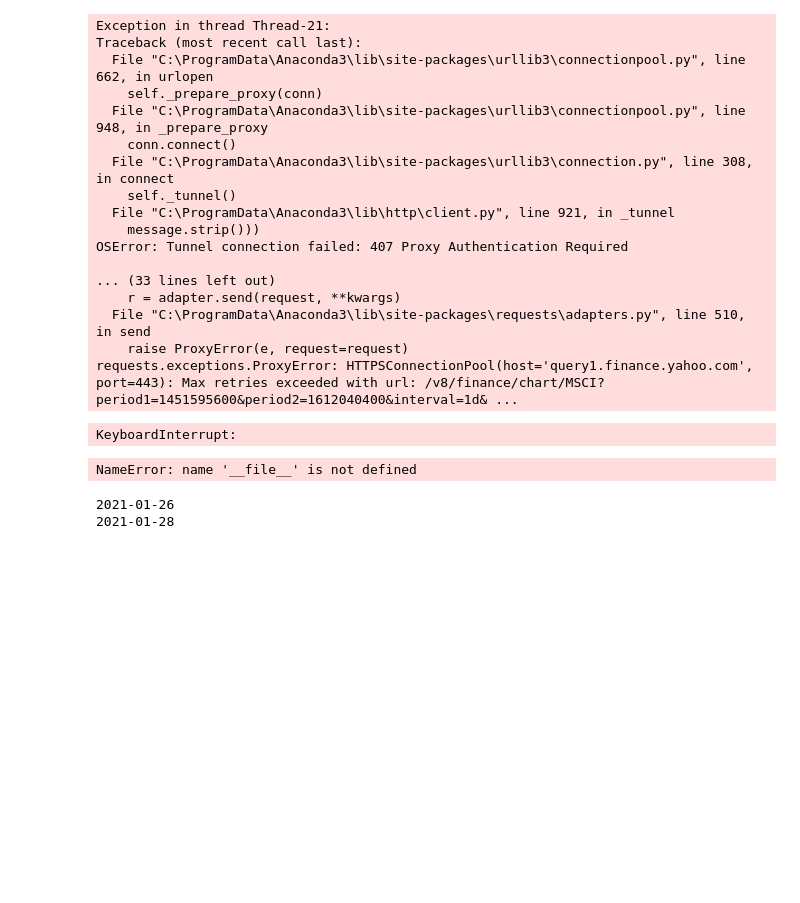
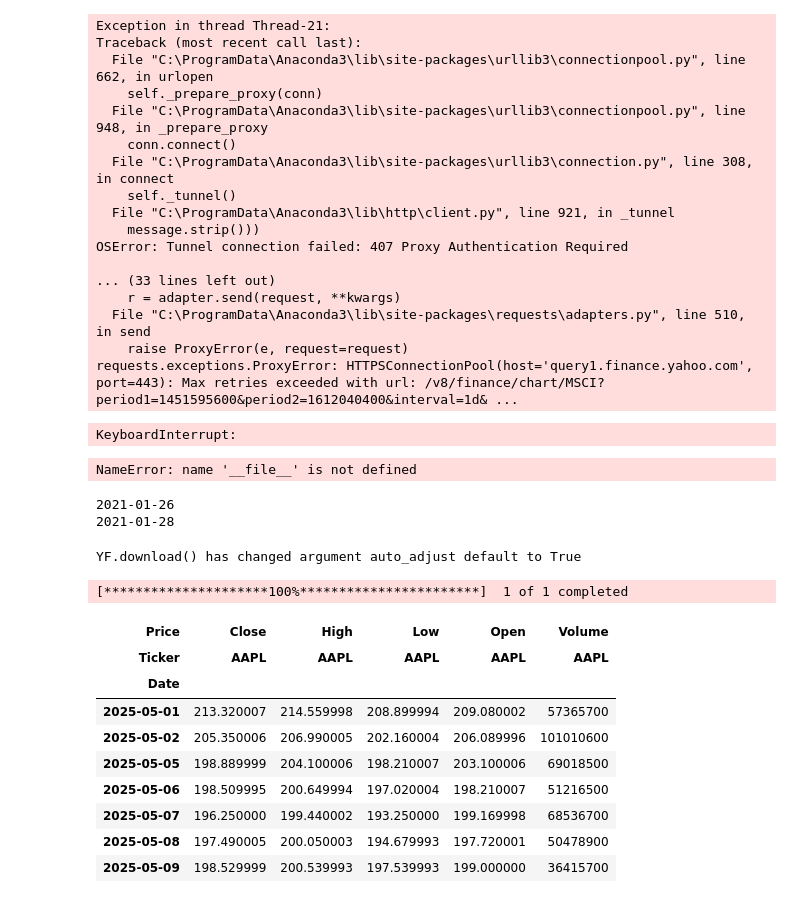
Before and after one commit to kravchukpetr/FinanceProject, a Jupyter notebook: ipynb/Get data from yfinance.ipynb, the cells around one changed output. Saved outputs shown, nothing was run; the diff lists cells and outputs as text; code cells hidden in the pictures; blank space fills up the shorter version.

```diff
--- a/ipynb/Get data from yfinance.ipynb
+++ b/ipynb/Get data from yfinance.ipynb
@@ -667,0 +670,18 @@ folder = os.listdir(folder)[0] + '/'
+# %%
+data = yf.download("AAPL", "2025-05-01", "2025-05-10")
+# %% [output]
+YF.download() has changed argument auto_adjust default to True
+[*********************100%***********************]  1 of 1 completed
+# %%
+data
+# %% [output]
+| Price | Close | High | Low | Open | Volume |
+| Ticker | AAPL | AAPL | AAPL | AAPL | AAPL |
+| Date |  |  |  |  |  |
+| 2025-05-01 | 213.320007 | 214.559998 | 208.899994 | 209.080002 | 57365700 |
+| 2025-05-02 | 205.350006 | 206.990005 | 202.160004 | 206.089996 | 101010600 |
+| 2025-05-05 | 198.889999 | 204.100006 | 198.210007 | 203.100006 | 69018500 |
+| 2025-05-06 | 198.509995 | 200.649994 | 197.020004 | 198.210007 | 51216500 |
+| 2025-05-07 | 196.250000 | 199.440002 | 193.250000 | 199.169998 | 68536700 |
+| 2025-05-08 | 197.490005 | 200.050003 | 194.679993 | 197.720001 | 50478900 |
+| 2025-05-09 | 198.529999 | 200.539993 | 197.539993 | 199.000000 | 36415700 |
```
Also changed, not shown: parts of 3 cells of this notebook, 5 other files.
